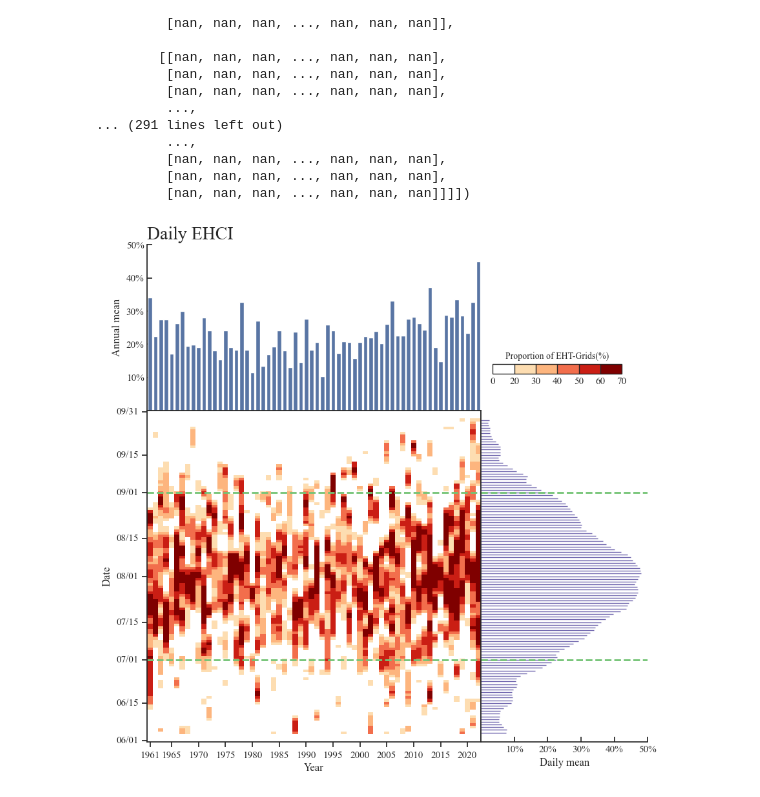
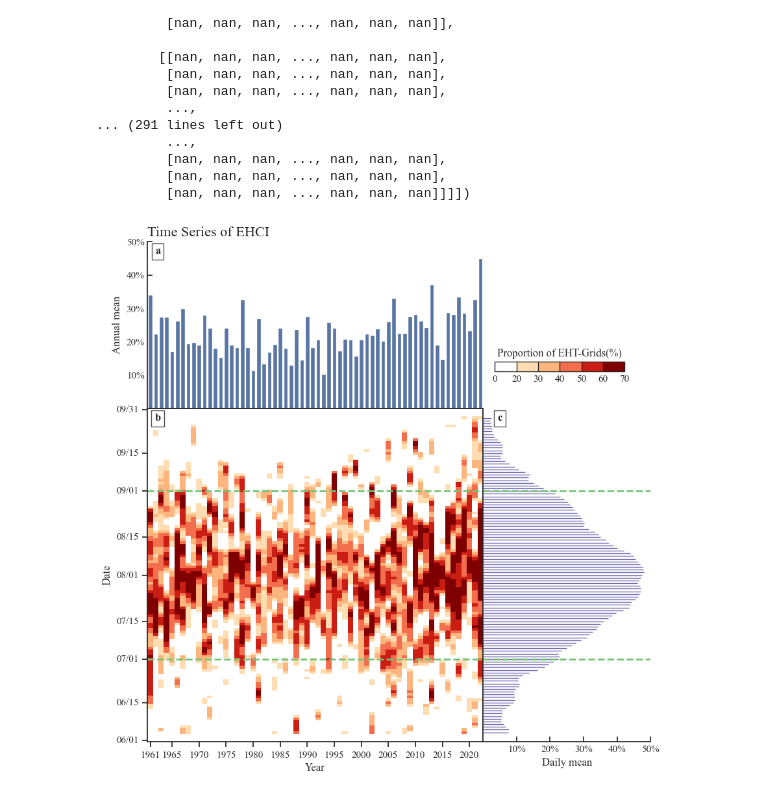
Before and after one commit to hhhopsong/work, a Jupyter notebook: Meteorological/p2/EHD夏季发展图.ipynb, the cells around one changed output. Cells and saved outputs as stored; diff of their text form; code cells hidden in the pictures.

```diff
--- a/Meteorological/p2/EHD夏季发展图.ipynb
+++ b/Meteorological/p2/EHD夏季发展图.ipynb
@@ -94,10 +94,14 @@ plt.ylabel('Date')
 ax_cbar = fig.add_axes([0.66, 0.68, 0.20, 0.015])
 cbar = plt.colorbar(ax1.collections[0], cax=ax_cbar, orientation='horizontal', drawedges=True)
 cbar.set_ticklabels(["0", "20", "30", "40", "50", "60", "70"])
-cbar.ax.set_title('Proportion of EHT-Grids(%)', fontsize=10)
+cbar.ax.set_title('Proportion of EHT-Grids(%)', fontsize=12)
 cbar.ax.tick_params(length=0)  # 设置色标刻度长度
 cbar.dividers.set_linewidth(1.0)  # 设置分割线宽度
 cbar.outline.set_linewidth(1.0)  # 设置色标轮廓宽度
+# 添加左上角标注 b 并加黑框
+ax1.text(0.03, 0.97, 'b', transform=ax1.transAxes, fontsize=12, fontweight='bold',
+         bbox=dict(boxstyle='square,pad=0.3', facecolor='none', edgecolor='#555555', linewidth=1),
+         verticalalignment='center', horizontalalignment='center')
 ##设置ax1坐标结束##
 
 ax2 = sns.barplot(data=EHDstations_zone.mean('day').to_dataframe()*100, x="year", y="EHS", ax=fig.add_subplot(spec[0, 0]), errorbar=('ci', 0))  # 长江流域极端高温格点逐日占比
@@ -114,7 +118,11 @@ ax.spines['right'].set_visible(False)  # 隐藏右边框
 ax.spines['bottom'].set_visible(True)  # 显示下边框
 ax.spines['left'].set_visible(True)  # 显示左边框
 plt.ylabel('Annual mean')
-ax.set_title('Daily EHCI', fontsize=20, loc='left')
+ax.set_title('Time Series of EHCI', fontsize=16, loc='left')
+# 添加左上角标注 a 并加黑框
+ax2.text(0.03, 0.94, 'a', transform=ax2.transAxes, fontsize=12, fontweight='bold',
+         bbox=dict(boxstyle='square,pad=0.3', facecolor='none', edgecolor='#555555', linewidth=1),
+         verticalalignment='center', horizontalalignment='center')
 ##设置ax2坐标结束##
 
 # ax2_reg = ax2.twinx()
@@ -137,31 +145,35 @@ ax3 = sns.barplot(data=EHDstations_zone.to_dataframe()*100, x="EHS", y='day', or
 #ax3_6_line = plt.axvline(x=EHDstations_zone.mean('year').to_dataframe()[:30].mean().to_numpy()*100, ymax=30/92, color='#74C476', linestyle='-')  # 添加50%置信度分割线
 #ax3_78_line = plt.axvline(x=EHDstations_zone.mean('year').to_dataframe()[30:].mean().to_numpy()*100, ymin=30/92, color="#CA1E14", linestyle='-')
 
 
 
 ##设置ax3坐标##
 ax3.yaxis.set_visible(False)  # ax3隐藏y轴标签
 ax = plt.gca()
 ax.set_xlim(0, 0.5*100)
 ax.set_xticks([10, 20, 30, 40, 50])
 ax.set_xticklabels([ "10%", "20%", "30%", "40%", "50%"])
 ax.set_ylim(0-2-0.5, 123-2-0.5)
 # ax_0_line = plt.axhline(y=0-2, color='red', linestyle='-', linewidth=1)  # 添加630.5日分割线
 ax_7_line = plt.axhline(y=30-2, color='#74C476', linestyle='--', linewidth=2)  # 添加630.5日分割线
 ax_9_line = plt.axhline(y=92-2, color="#74C476", linestyle='--', linewidth=2)  # 添加831.5日分割线
 ax.tick_params(axis='x', direction='in')  # 设置x轴刻度方向
 ax.spines['top'].set_visible(False)  # 隐藏上边框
 ax.spines['right'].set_visible(False)  # 隐藏右边框
 ax.spines['bottom'].set_visible(True)  # 显示下边框
 ax.spines['left'].set_visible(True)  # 显示左边框
 plt.xlabel('Daily mean')
 # plt.gca().invert_yaxis()
+# 添加右上角标注 c 并加黑框
+ax3.text(0.10, 0.97, 'c', transform=ax3.transAxes, fontsize=12, fontweight='bold',
+         bbox=dict(boxstyle='square,pad=0.3', facecolor='none', edgecolor='#555555', linewidth=1),
+         verticalalignment='center', horizontalalignment='center')
 ##设置ax3坐标结束##
 
 
 # 保存为1:1
 plt.gcf().set_size_inches(10, 10)
 plt.savefig(fr'D:\PyFile\p2\pic\图2.pdf', bbox_inches='tight')
 plt.show()
 # %% [output]
-[figure, old version]
+[figure, new version]
```
Also changed, not shown: 5 other files.
